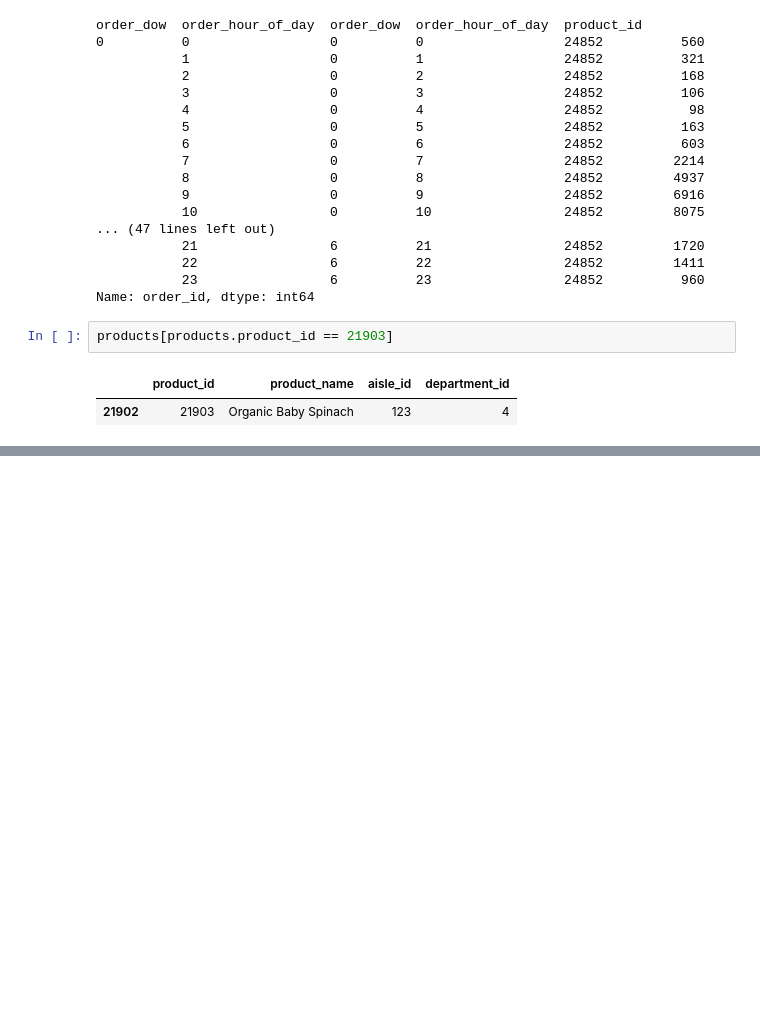
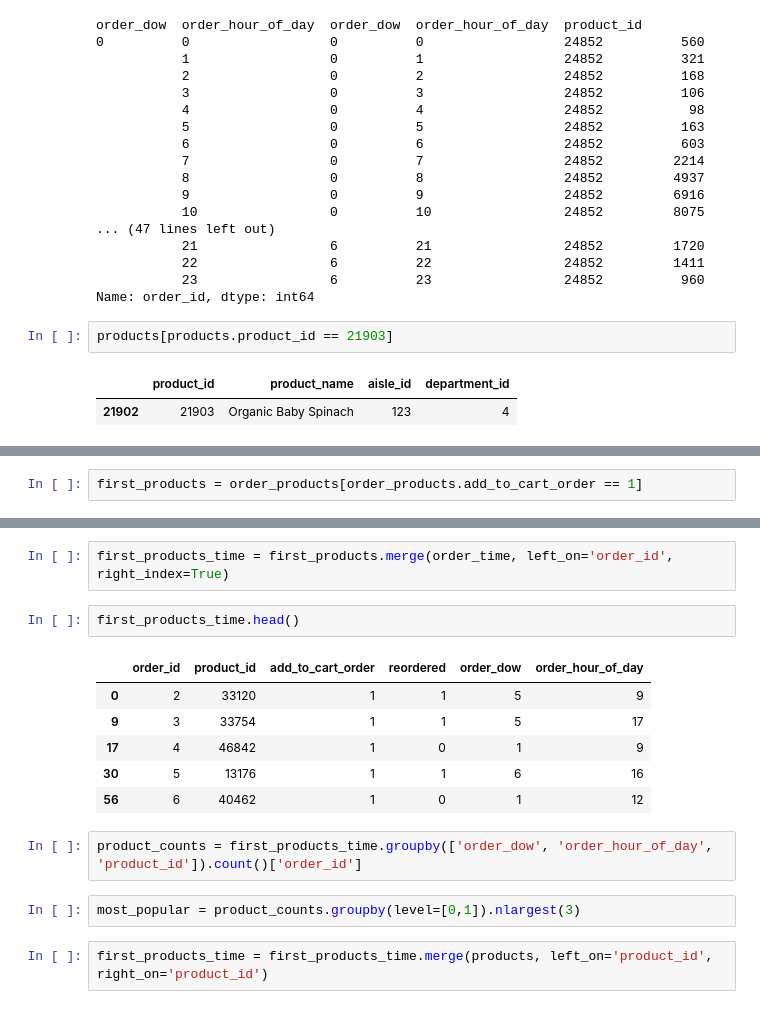
Before and after one commit to bnedwek/instacart, a Jupyter notebook: first.ipynb, the cells around one changed output, grey strips where cells are left out. Saved outputs shown, nothing was run; the diff lists cells and outputs as text; blank space fills up the shorter version.

Commit message:
Most popular first item by day/time

```diff
--- a/first.ipynb
+++ b/first.ipynb
@@ -141,0 +153,2 @@ products[products.product_id == 21903]
+# %%
+first_products = order_products[order_products.add_to_cart_order == 1]
@@ -141,0 +164,17 @@ products[products.product_id == 21903]
+# %%
+first_products_time = first_products.merge(order_time, left_on='order_id', right_index=True)
+# %%
+first_products_time.head()
+# %% [output]
+|  | order_id | product_id | add_to_cart_order | reordered | order_dow | order_hour_of_day |
+| 0 | 2 | 33120 | 1 | 1 | 5 | 9 |
+| 9 | 3 | 33754 | 1 | 1 | 5 | 17 |
+| 17 | 4 | 46842 | 1 | 0 | 1 | 9 |
+| 30 | 5 | 13176 | 1 | 1 | 6 | 16 |
+| 56 | 6 | 40462 | 1 | 0 | 1 | 12 |
+# %%
+product_counts = first_products_time.groupby(['order_dow', 'order_hour_of_day', 'product_id']).count()['order_id']
+# %%
+most_popular = product_counts.groupby(level=[0,1]).nlargest(3)
+# %%
+first_products_time = first_products_time.merge(products, left_on='product_id', right_on='product_id')
```
Also changed, not shown: parts of 4 cells of this notebook.
